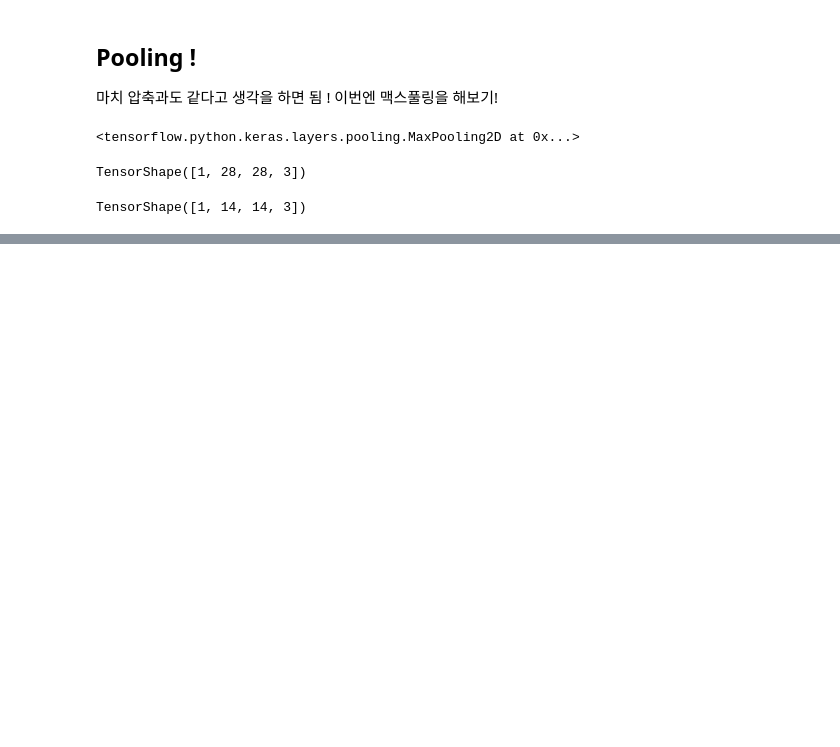
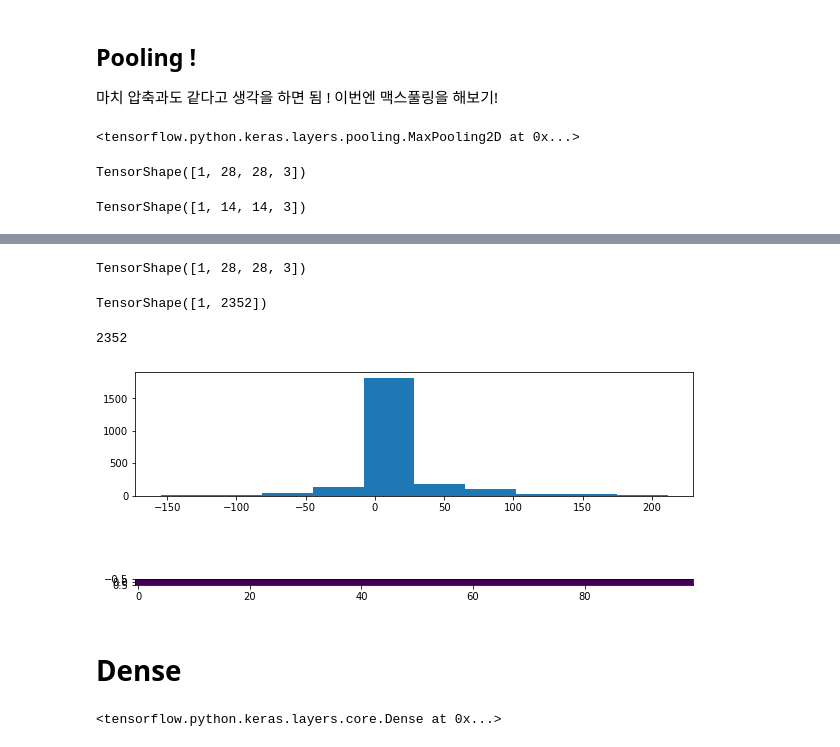
Before and after one commit to dygksquf5/Deep_learning, a Jupyter notebook: jupyter_notebook/Layer Explanation.ipynb, the cells around one changed output, grey strips where cells are left out. Saved outputs shown, nothing was run; the diff lists cells and outputs as text; code cells hidden in the pictures; blank space fills up the shorter version.

```diff
--- a/jupyter_notebook/Layer Explanation.ipynb
+++ b/jupyter_notebook/Layer Explanation.ipynb
@@ -208,0 +217,31 @@ plt.show()
+# %%
+layer = tf.keras.layers.Flatten()
+# %%
+flatten = layer(output)
+# %%
+output.shape
+# %% [output]
+TensorShape([1, 28, 28, 3])
+# %%
+flatten.shape # 이렇게 쭉 펼쳐짐!  -> 28 * 28 * 3
+# %% [output]
+TensorShape([1, 2352])
+# %%
+28 * 28 * 3
+# %% [output]
+2352
+# %%
+plt.figure(figsize=(10, 5))
+plt.subplot(2, 1, 1)
+plt.hist(flatten.numpy().ravel())
+plt.subplot(2, 1, 2)
+plt.imshow(flatten[:, :100])
+plt.show()
+# %% [output]
+[figure, added]
+# %% [markdown]
+#  Dense
+# %%
+tf.keras.layers.Dense(32, activation='relu')
+# %% [output]
+<tensorflow.python.keras.layers.core.Dense at 0x...>
```
Also changed, not shown: parts of 10 cells of this notebook.
